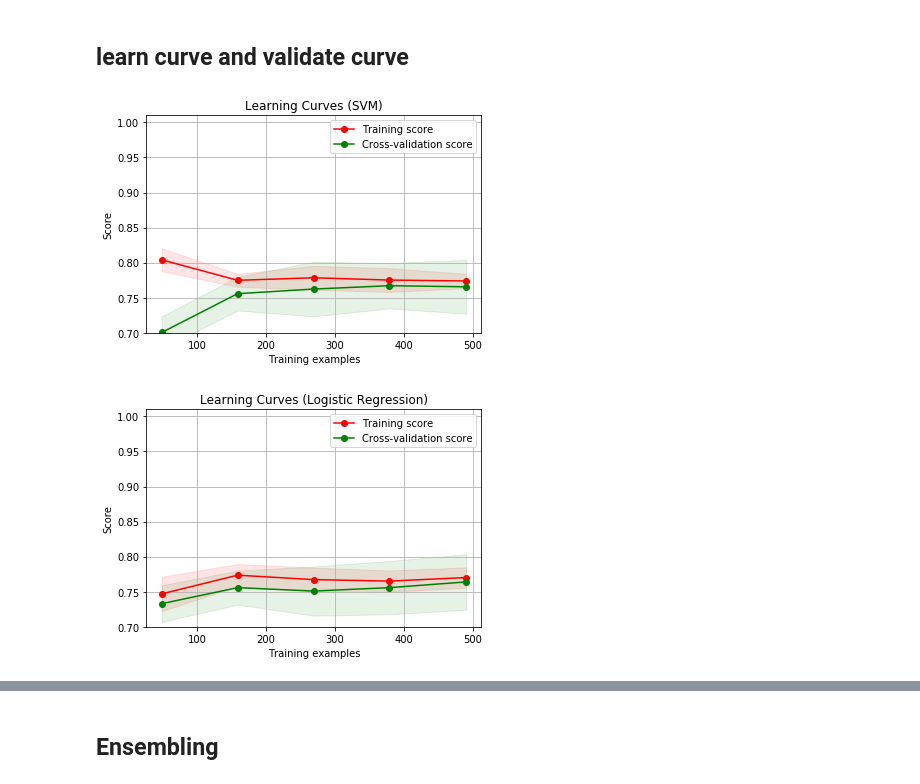
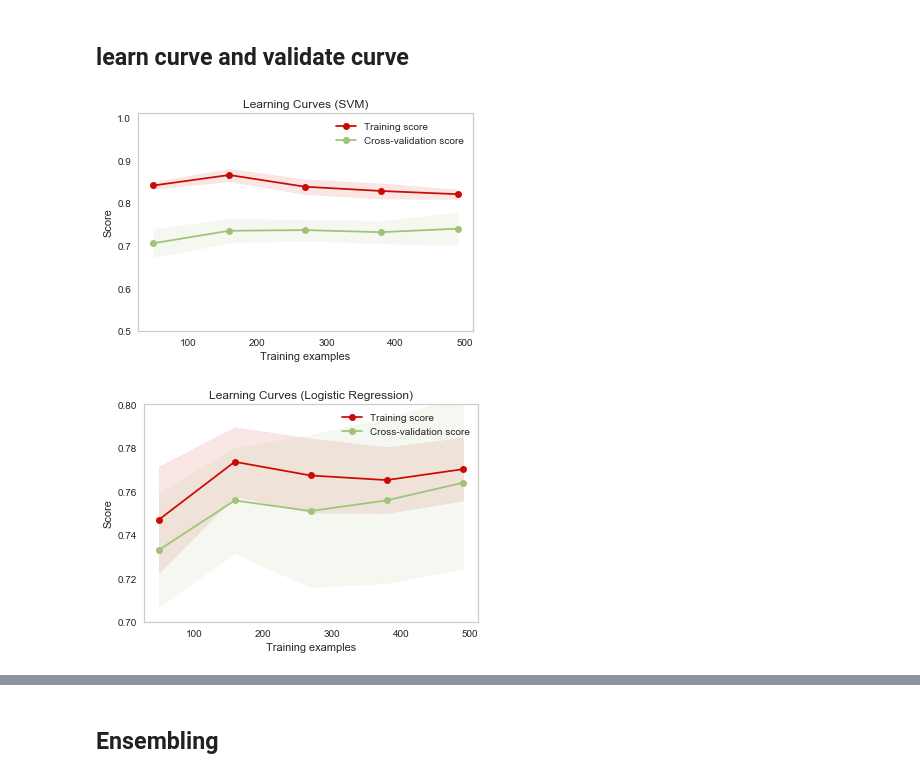
Before and after one commit to tedyyan/MUMMachineLearning, a Jupyter notebook: firstProject/diabetes_svm_lr.ipynb, the cells around one changed output, grey strips where cells are left out. Saved outputs shown, nothing was run; the diff lists cells and outputs as text; code cells hidden in the pictures.

```diff
--- a/firstProject/diabetes_svm_lr.ipynb
+++ b/firstProject/diabetes_svm_lr.ipynb
@@ -155,9 +157,11 @@ def plot_learning_curve(estimator, title, X, y, ylim=None, cv=None,
     return plt
 # %%
-plot_learning_curve(linear_svc, "Learning Curves (SVM)", X_train,Y_train, ylim=(0.7, 1.01), cv=5, n_jobs=4)
-plot_learning_curve(LogisticRegression(), "Learning Curves (Logistic Regression)", X_train,Y_train, ylim=(0.7, 1.01), cv=5, n_jobs=4)
-plt.show()
-#train_scores, valid_scores = validation_curve(linear_svc, X_train,Y_train, "alpha", np.logspace(-7, 3, 3), cv=5)
+plot_learning_curve(svm.SVC(), "Learning Curves (SVM)", X_train,Y_train, ylim=(0.5, 1.01), cv=5, n_jobs=4)
+plot_learning_curve(LogisticRegression(), "Learning Curves (Logistic Regression)", X_train,Y_train, ylim=(0.7, 0.8), cv=5, n_jobs=4)
+
+# viz = LearningCurve(svm.SVC(), train_sizes=sizes, scoring='r2')
+# viz.fit(X, y)
+# viz.poof()
 # %% [output]
-[figure, old version]
+[figure, new version]
-[figure, old version]
+[figure, new version]
```
Also changed, not shown: parts of 6 cells of this notebook.
